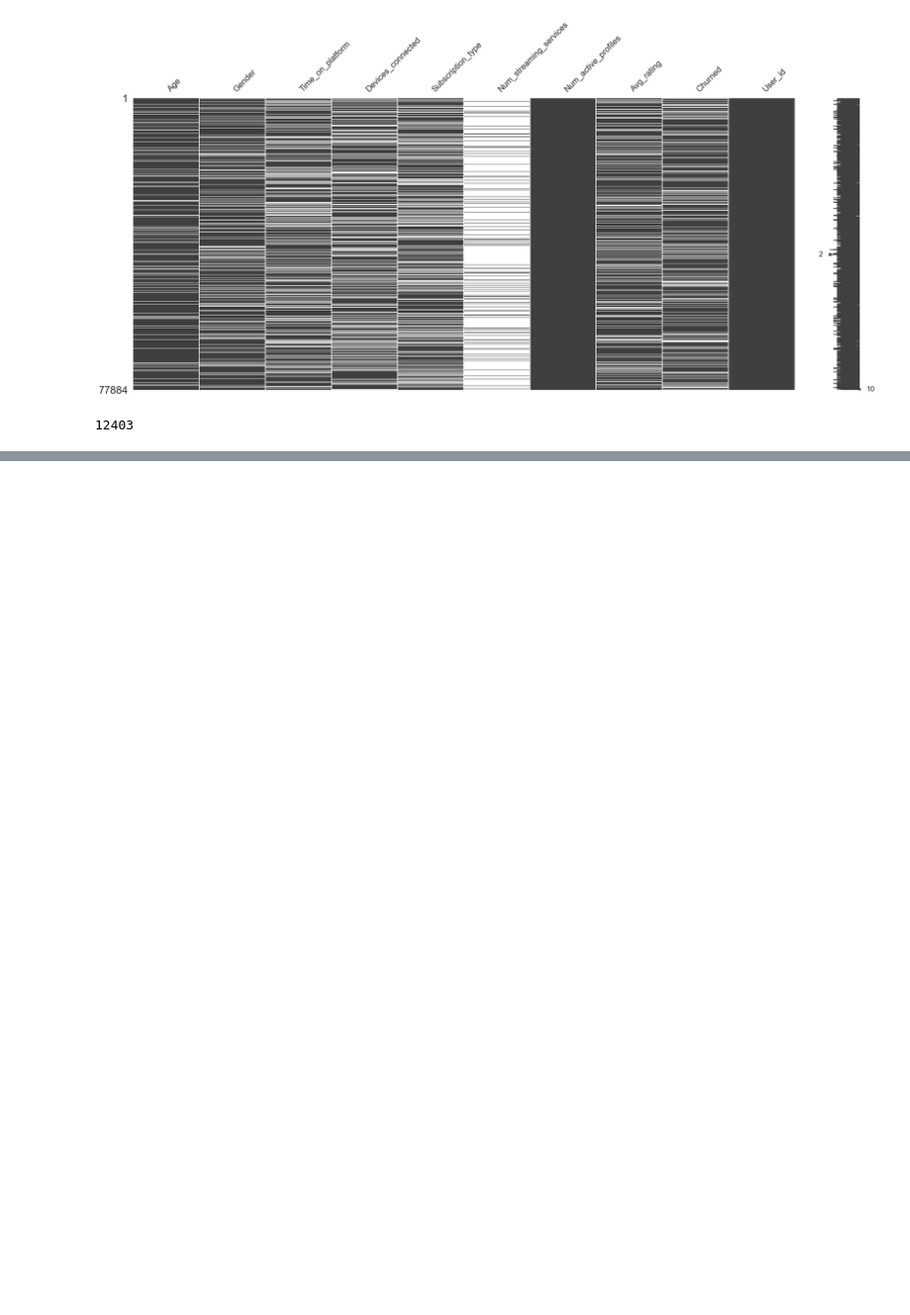
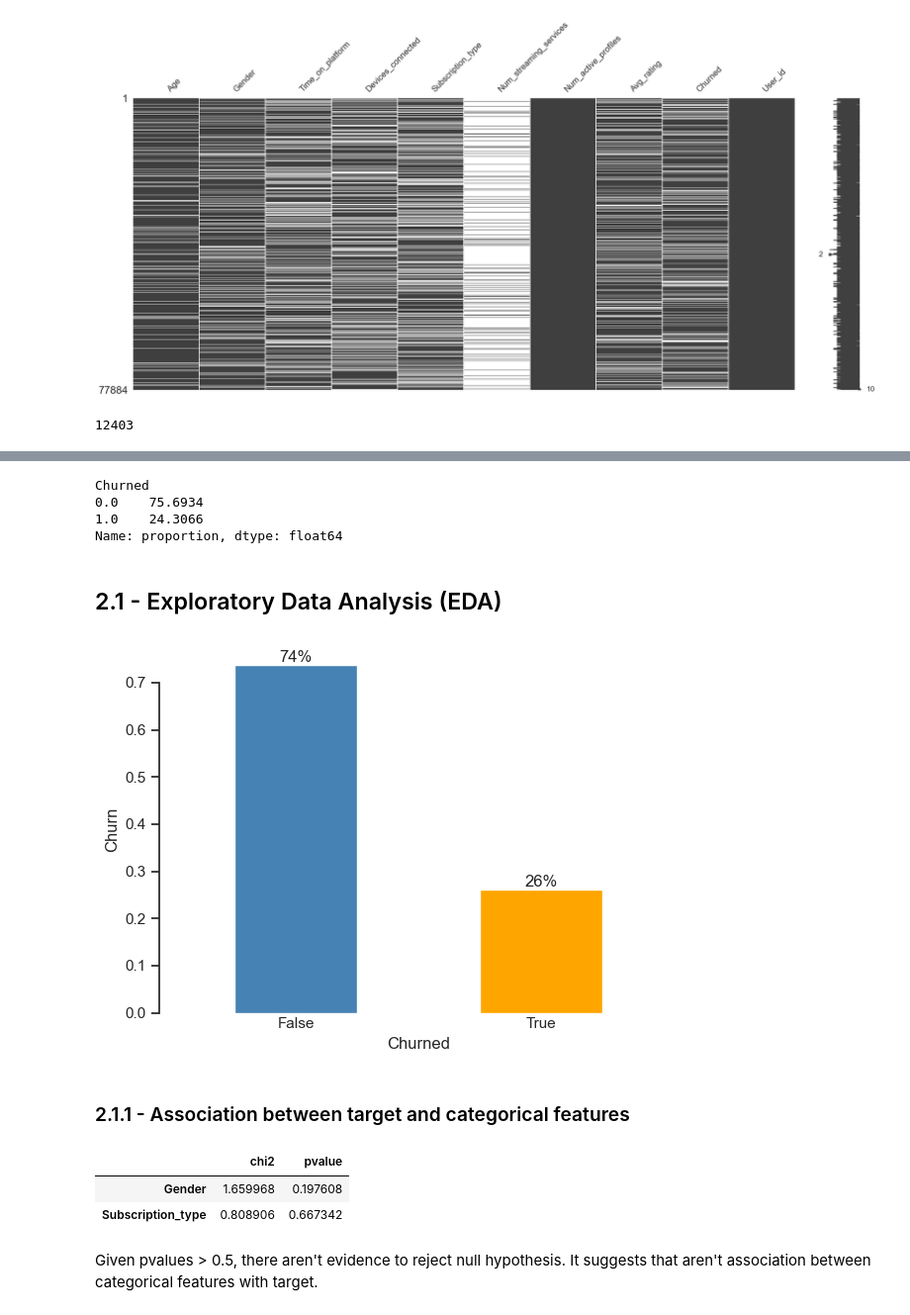
Before and after one commit to guipradow/streaming_churn, a Jupyter notebook: notebooks/eda.ipynb, the cells around one changed output, grey strips where cells are left out. Shown: that part at 99% size. Saved outputs shown, nothing was run; the diff lists cells and outputs as text; code cells hidden in the pictures; blank space fills up the shorter version.

```diff
--- a/notebooks/eda.ipynb
+++ b/notebooks/eda.ipynb
@@ -106,0 +125,38 @@ df.duplicated().sum()
+# %%
+# Target classes
+display(df['Churned'].value_counts(normalize=True) * 100)
+# %% [output]
+Churned
+0.0    75.6934
+1.0    24.3066
+Name: proportion, dtype: float64
+# %% [markdown]
+## 2.1 - Exploratory Data Analysis (EDA)
+# %%
+# Drop User_id feature
+df = df.drop(columns='User_id')
+# %%
+# Drop missing values
+df = df.dropna()
+
+# Drop duplicated rows
+df = df.drop_duplicates(keep='first')
+# %%
+# Target classes distribution
+fig, ax = plt.subplots()
+percentages = (
+    df['Churned']
+    .map({1.0: True, 0.0: False})
+    .value_counts(normalize=True)
+)
+percentages.plot(kind='bar', color=['steelblue', 'orange'])
+ax.set_ylabel('Churn')
+ax.set_xticklabels(ax.get_xticklabels(), rotation=0)
+for i, percentage in enumerate(percentages):
+    ax.text(i, percentage, f'{percentage:.0%}', ha='center', va='bottom')
+    ax.tick_params(axis='x', which='both', length=0)
+    sns.despine(bottom=True, trim=True, offset=10)
+# %% [output]
+[figure, added]
+# %% [markdown]
+### 2.1.1 - Association between target and categorical features
@@ -106,0 +178,8 @@ df.duplicated().sum()
+# %%
+df_chi2.T.style.background_gradient(cmap='Reds')
+# %% [output]
+|  | chi2 | pvalue |
+| Gender | 1.659968 | 0.197608 |
+| Subscription_type | 0.808906 | 0.667342 |
+# %% [markdown]
+Given pvalues > 0.5, there aren't evidence to reject null hypothesis. It suggests that aren't association between categorical features with target.
```
Also changed, not shown: parts of 9 cells of this notebook.
